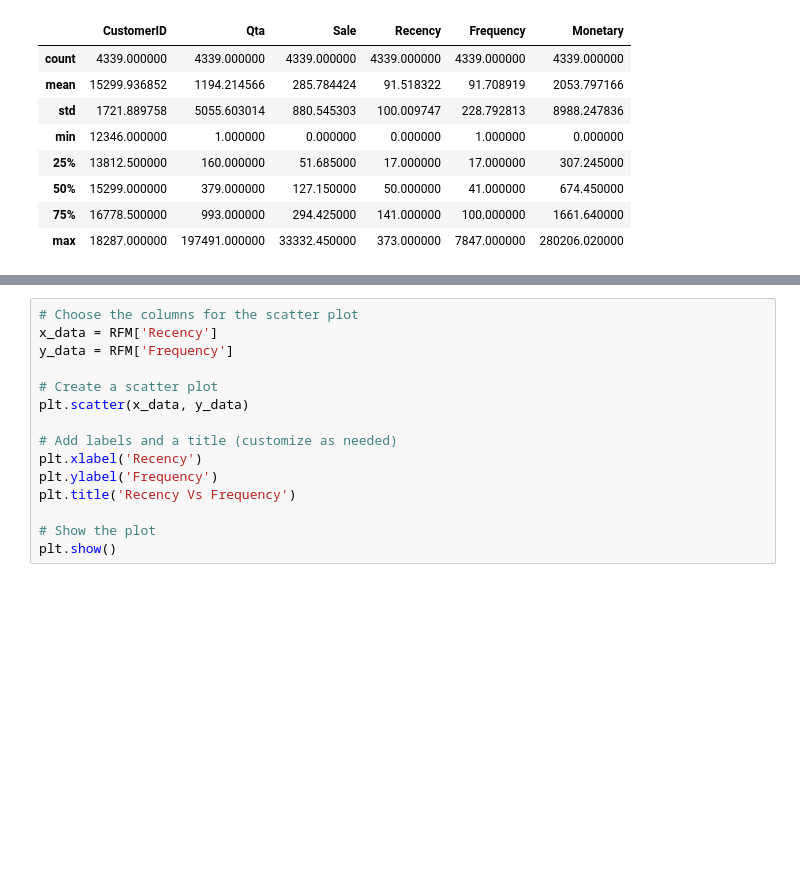
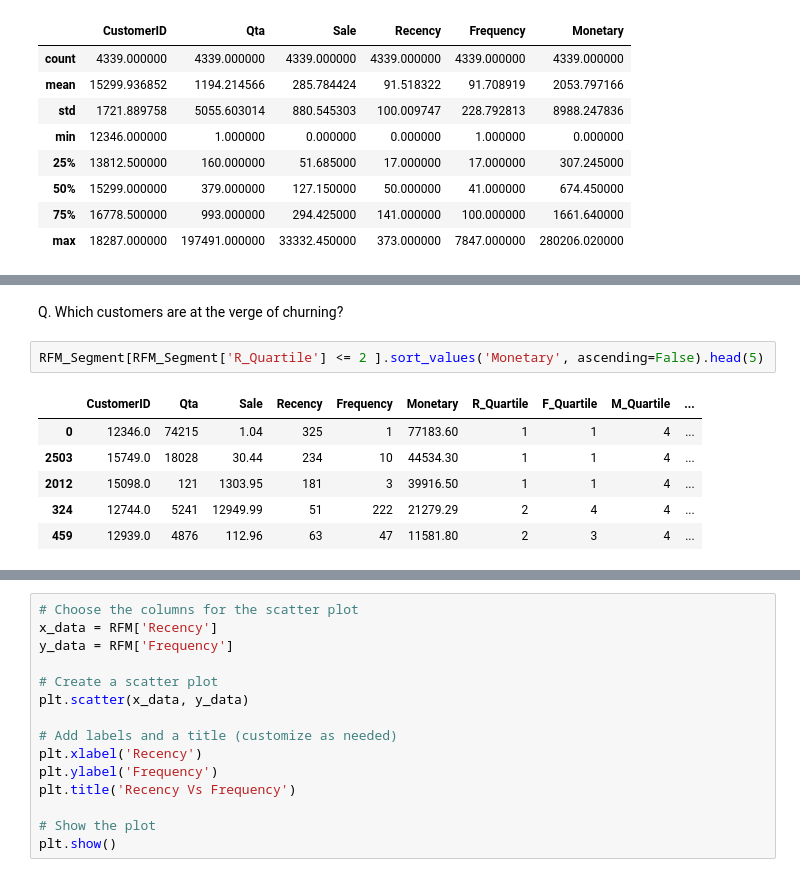
Before and after one commit to pspanji/BA--BI--DS, a Jupyter notebook: RFM_Analysis.ipynb, the cells around one changed output, grey strips where cells are left out. Saved outputs shown, nothing was run; the diff lists cells and outputs as text; blank space fills up the shorter version.

```diff
--- a/RFM_Analysis.ipynb
+++ b/RFM_Analysis.ipynb
@@ -724,0 +580,11 @@ chart
+# %% [markdown]
+Q. Which customers are at the verge of churning?
+# %%
+RFM_Segment[RFM_Segment['R_Quartile'] <= 2 ].sort_values('Monetary', ascending=False).head(5)
+# %% [output]
+|  | CustomerID | Qta | Sale | Recency | Frequency | Monetary | R_Quartile | F_Quartile | M_Quartile | ... |
+| 0 | 12346.0 | 74215 | 1.04 | 325 | 1 | 77183.60 | 1 | 1 | 4 | ... |
+| 2503 | 15749.0 | 18028 | 30.44 | 234 | 10 | 44534.30 | 1 | 1 | 4 | ... |
+| 2012 | 15098.0 | 121 | 1303.95 | 181 | 3 | 39916.50 | 1 | 1 | 4 | ... |
+| 324 | 12744.0 | 5241 | 12949.99 | 51 | 222 | 21279.29 | 2 | 4 | 4 | ... |
+| 459 | 12939.0 | 4876 | 112.96 | 63 | 47 | 11581.80 | 2 | 3 | 4 | ... |
```
Also changed, not shown: parts of 16 cells of this notebook.
